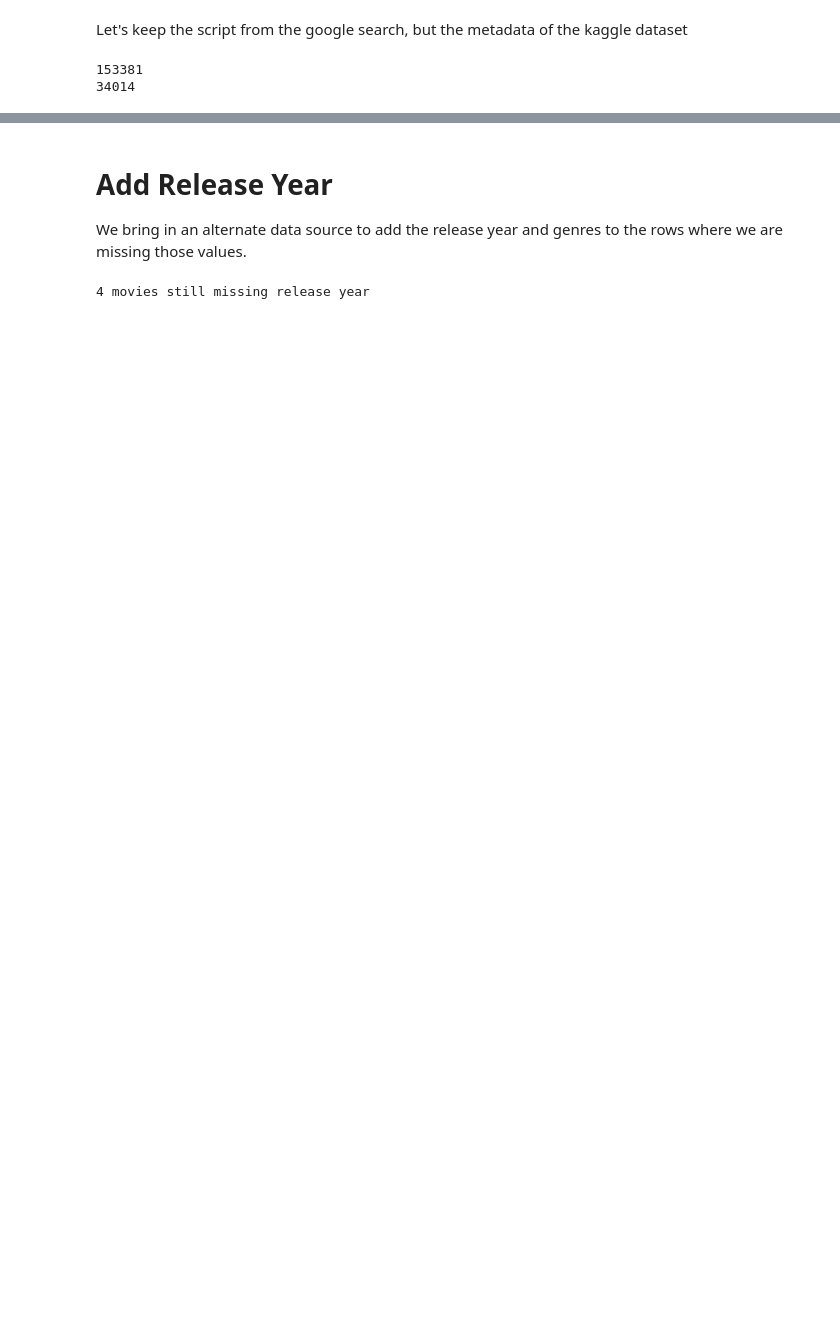
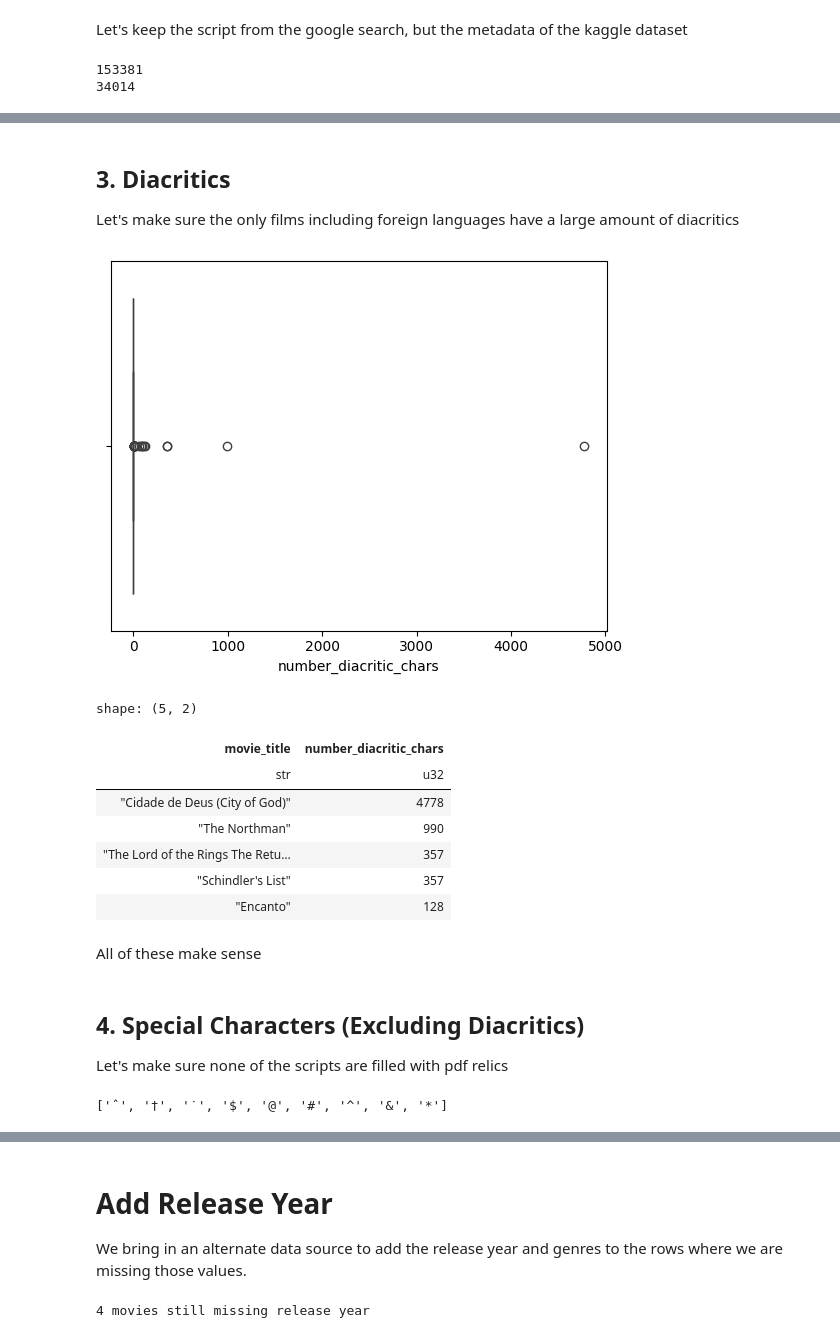
Before and after one commit to award96/Movie-Script-Vector-Search, a Jupyter notebook: add-scripts-to-dataset.ipynb, the cells around one changed output, grey strips where cells are left out. Saved outputs shown, nothing was run; the diff lists cells and outputs as text; code cells hidden in the pictures; blank space fills up the shorter version.

```diff
--- a/add-scripts-to-dataset.ipynb
+++ b/add-scripts-to-dataset.ipynb
@@ -398,0 +263,13 @@ dfout = dfout.filter(pl.col("index") != 21).drop(pl.col("index")).with_row_index
+# %%
+dfout = dfout.with_columns(
+    pl.col("script").str.count_matches(r'[^A-z0-9\s]')
+    .alias("number_non_alphanumeric_chars")
+)
+
+sns.boxplot(
+    x = dfout["number_non_alphanumeric_chars"]
+)
+plt.show()
+
+dfout.sort("number_non_alphanumeric_chars", descending=True)\
+    .head()
@@ -398,0 +335,42 @@ dfout = dfout.filter(pl.col("index") != 21).drop(pl.col("index")).with_row_index
+# %% [markdown]
+## 3. Diacritics
+
+Let's make sure the only films including foreign languages have a large amount of diacritics
+# %%
+diacritics_regex = r'[À-ž]'
+
+dfout = dfout.with_columns(
+    pl.col("script").str.count_matches(diacritics_regex)
+    .alias("number_diacritic_chars")
+)
+
+sns.boxplot(
+    x = dfout["number_diacritic_chars"]
+)
+plt.show()
+
+dfout.sort("number_diacritic_chars", descending=True)\
+    .select(pl.col("movie_title", "number_diacritic_chars")).head()
+# %% [output]
+[figure, added]
+shape: (5, 2)
+| movie_title | number_diacritic_chars |
+| str | u32 |
+| "Cidade de Deus (City of God)" | 4778 |
+| "The Northman" | 990 |
+| "The Lord of the Rings The Retu… | 357 |
+| "Schindler's List" | 357 |
+| "Encanto" | 128 |
+# %% [markdown]
+All of these make sense
+# %% [markdown]
+## 4. Special Characters (Excluding Diacritics)
+
+Let's make sure none of the scripts are filled with pdf relics
+# %%
+rare_chars_regex = r'[^A-Za-zÀ-ÖØ-öø-ÿ0-9\s\.\,\;\'\"\-\_\(\)\!\?’]'
+
+test_regex = re.findall(rare_chars_regex, "don't match! døñ't ˆmå†ç˙  $@#yes^&match*")
+[match for match in test_regex]
+# %% [output]
+['ˆ', '†', '˙', '$', '@', '#', '^', '&', '*']
```
Also changed, not shown: parts of 53 cells of this notebook.
